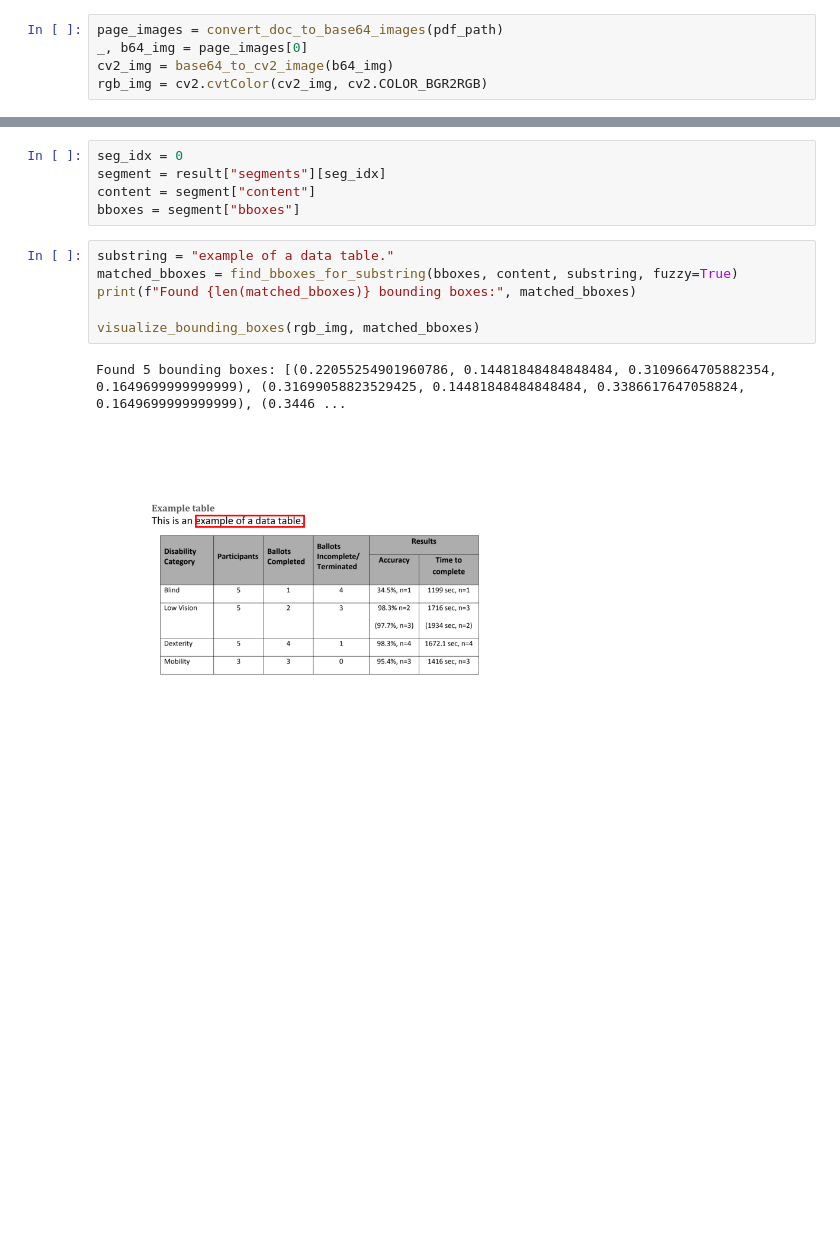
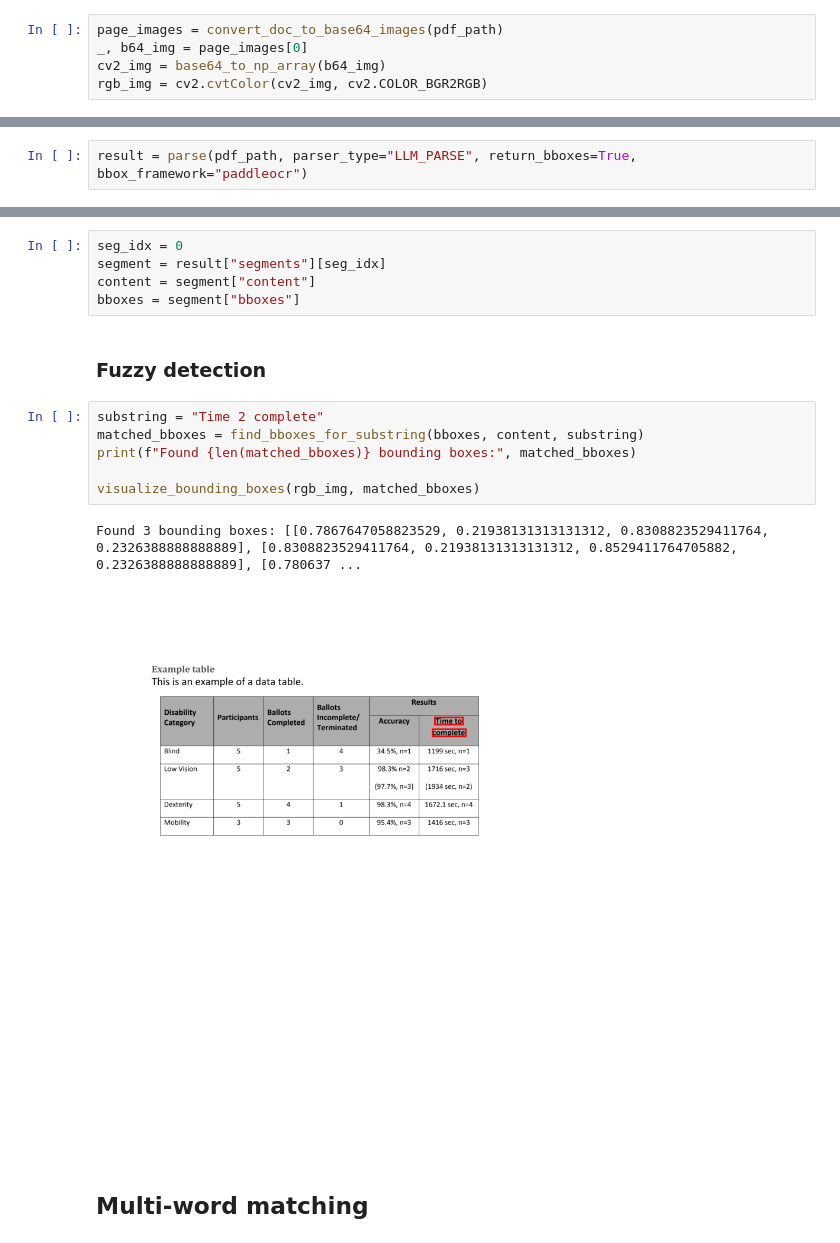
Before and after one commit to oidlabs-com/Lexoid, a Jupyter notebook: examples/example_notebook_reference_highlight.ipynb, the cells around one changed output, grey strips where cells are left out. Saved outputs shown, nothing was run; the diff lists cells and outputs as text; blank space fills up the shorter version.

Commit message:
Add support for PaddleOCR and bounding box extraction in images and `LLM_PARSE` via PaddleOCR

```diff
--- a/examples/example_notebook_reference_highlight.ipynb
+++ b/examples/example_notebook_reference_highlight.ipynb
@@ -13,5 +11,5 @@ result = parse(pdf_path, parser_type="STATIC_PARSE")
 # %%
 page_images = convert_doc_to_base64_images(pdf_path)
 _, b64_img = page_images[0]
-cv2_img = base64_to_cv2_image(b64_img)
+cv2_img = base64_to_np_array(b64_img)
 rgb_img = cv2.cvtColor(cv2_img, cv2.COLOR_BGR2RGB)
@@ -17,0 +105,2 @@ rgb_img = cv2.cvtColor(cv2_img, cv2.COLOR_BGR2RGB)
+# %%
+result = parse(pdf_path, parser_type="LLM_PARSE", return_bboxes=True, bbox_framework="paddleocr")
@@ -20,13 +121,17 @@ seg_idx = 0
 segment = result["segments"][seg_idx]
 content = segment["content"]
 bboxes = segment["bboxes"]
+# %% [markdown]
+### Fuzzy detection
 # %%
-substring = "example of a data table."
-matched_bboxes = find_bboxes_for_substring(bboxes, content, substring, fuzzy=True)
+substring = "Time 2 complete"
+matched_bboxes = find_bboxes_for_substring(bboxes, content, substring)
 print(f"Found {len(matched_bboxes)} bounding boxes:", matched_bboxes)
 
 visualize_bounding_boxes(rgb_img, matched_bboxes)
 # %% [output]
-Found 5 bounding boxes: [(0.22055254901960786, 0.14481848484848484, 0.3109664705882354, 0.1649699999999999), (0.31699058823529425, 0.14481848484848484, 0.3386617647058824, 0.1649699999999999), (0.3446 ...
+Found 3 bounding boxes: [[0.7867647058823529, 0.21938131313131312, 0.8308823529411764, 0.2326388888888889], [0.8308823529411764, 0.21938131313131312, 0.8529411764705882, 0.2326388888888889], [0.780637 ...
-[figure, old version]
+[figure, new version]
+# %% [markdown]
+## Multi-word matching
 # %%
```
Also changed, not shown: parts of 26 cells of this notebook, 10 other files.
